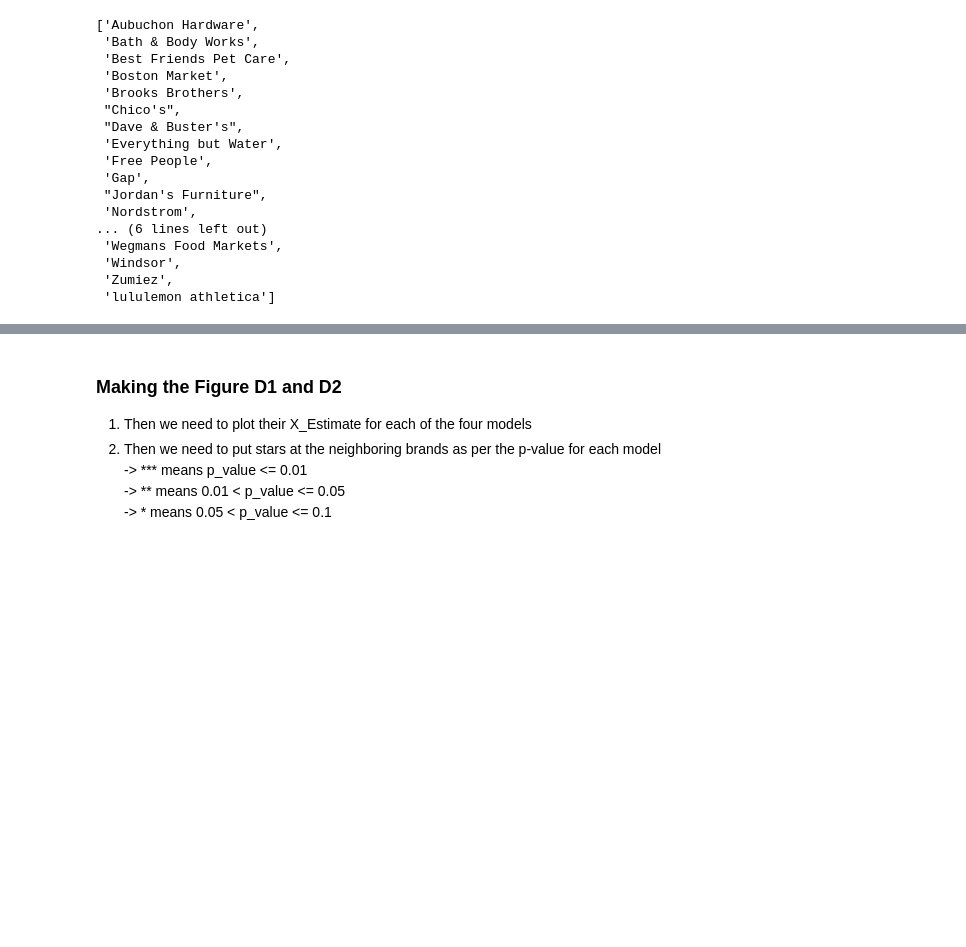
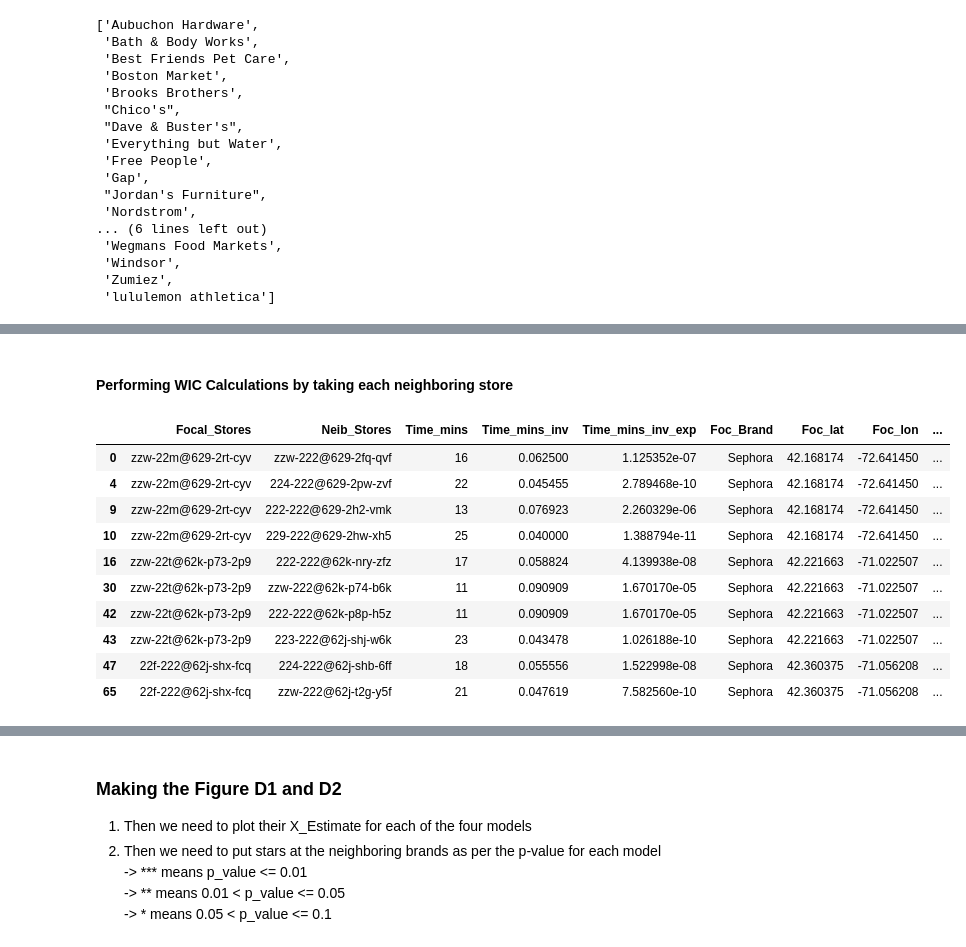
Before and after one commit to embedded-robotics/local-business-network, a Jupyter notebook: part3_visuals_tables/visuals_tables.ipynb, the cells around one changed output, grey strips where cells are left out. Cells and saved outputs as stored; diff of their text form; code cells hidden in the pictures; blank space fills up the shorter version.

```diff
--- a/part3_visuals_tables/visuals_tables.ipynb
+++ b/part3_visuals_tables/visuals_tables.ipynb
@@ -180,0 +285,17 @@ significant_brands_list
+# %% [markdown]
+#### Performing WIC Calculations by taking each neighboring store
+# %%
+test_brand = travel_time_filtered[travel_time_filtered['Neib_Brand'] == 'Town Fair Tire']
+test_brand.head(10)
+# %% [output]
+|  | Focal_Stores | Neib_Stores | Time_mins | Time_mins_inv | Time_mins_inv_exp | Foc_Brand | Foc_lat | Foc_lon | ... |
+| 0 | zzw-22m@629-2rt-cyv | zzw-222@629-2fq-qvf | 16 | 0.062500 | 1.125352e-07 | Sephora | 42.168174 | -72.641450 | ... |
+| 4 | zzw-22m@629-2rt-cyv | 224-222@629-2pw-zvf | 22 | 0.045455 | 2.789468e-10 | Sephora | 42.168174 | -72.641450 | ... |
+| 9 | zzw-22m@629-2rt-cyv | 222-222@629-2h2-vmk | 13 | 0.076923 | 2.260329e-06 | Sephora | 42.168174 | -72.641450 | ... |
+| 10 | zzw-22m@629-2rt-cyv | 229-222@629-2hw-xh5 | 25 | 0.040000 | 1.388794e-11 | Sephora | 42.168174 | -72.641450 | ... |
+| 16 | zzw-22t@62k-p73-2p9 | 222-222@62k-nry-zfz | 17 | 0.058824 | 4.139938e-08 | Sephora | 42.221663 | -71.022507 | ... |
+| 30 | zzw-22t@62k-p73-2p9 | zzw-222@62k-p74-b6k | 11 | 0.090909 | 1.670170e-05 | Sephora | 42.221663 | -71.022507 | ... |
+| 42 | zzw-22t@62k-p73-2p9 | 222-222@62k-p8p-h5z | 11 | 0.090909 | 1.670170e-05 | Sephora | 42.221663 | -71.022507 | ... |
+| 43 | zzw-22t@62k-p73-2p9 | 223-222@62j-shj-w6k | 23 | 0.043478 | 1.026188e-10 | Sephora | 42.221663 | -71.022507 | ... |
+| 47 | 22f-222@62j-shx-fcq | 224-222@62j-shb-6ff | 18 | 0.055556 | 1.522998e-08 | Sephora | 42.360375 | -71.056208 | ... |
+| 65 | 22f-222@62j-shx-fcq | zzw-222@62j-t2g-y5f | 21 | 0.047619 | 7.582560e-10 | Sephora | 42.360375 | -71.056208 | ... |
```
Also changed, not shown: parts of 27 cells of this notebook.
